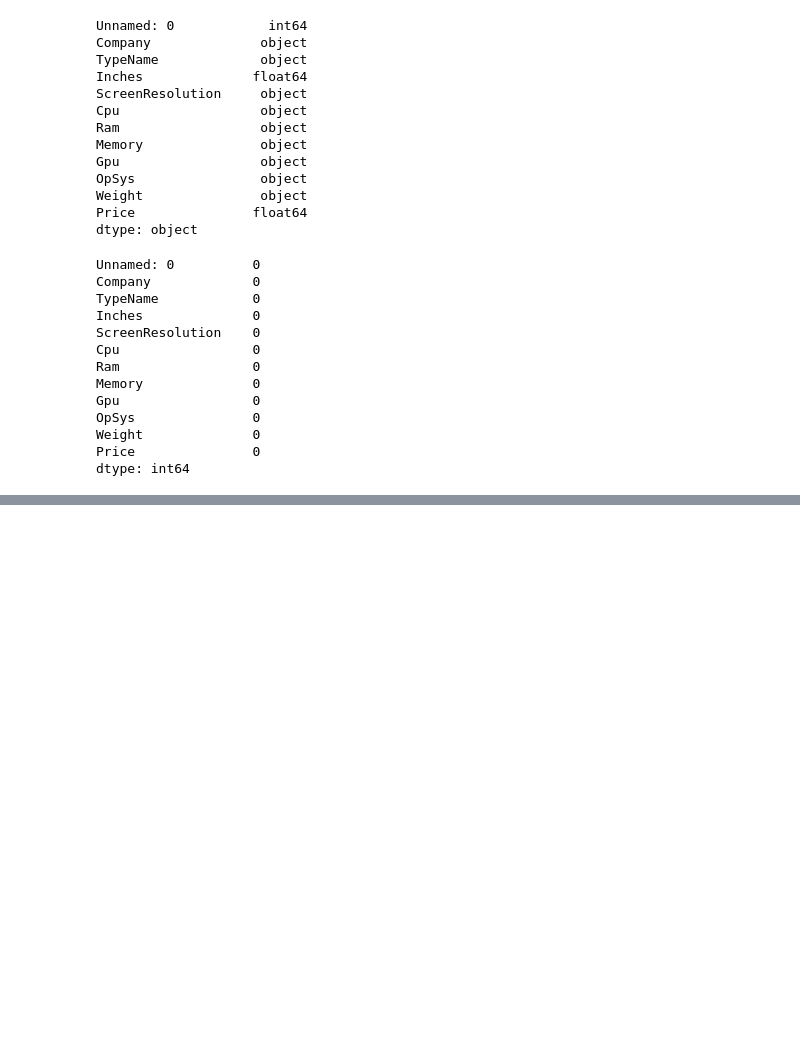
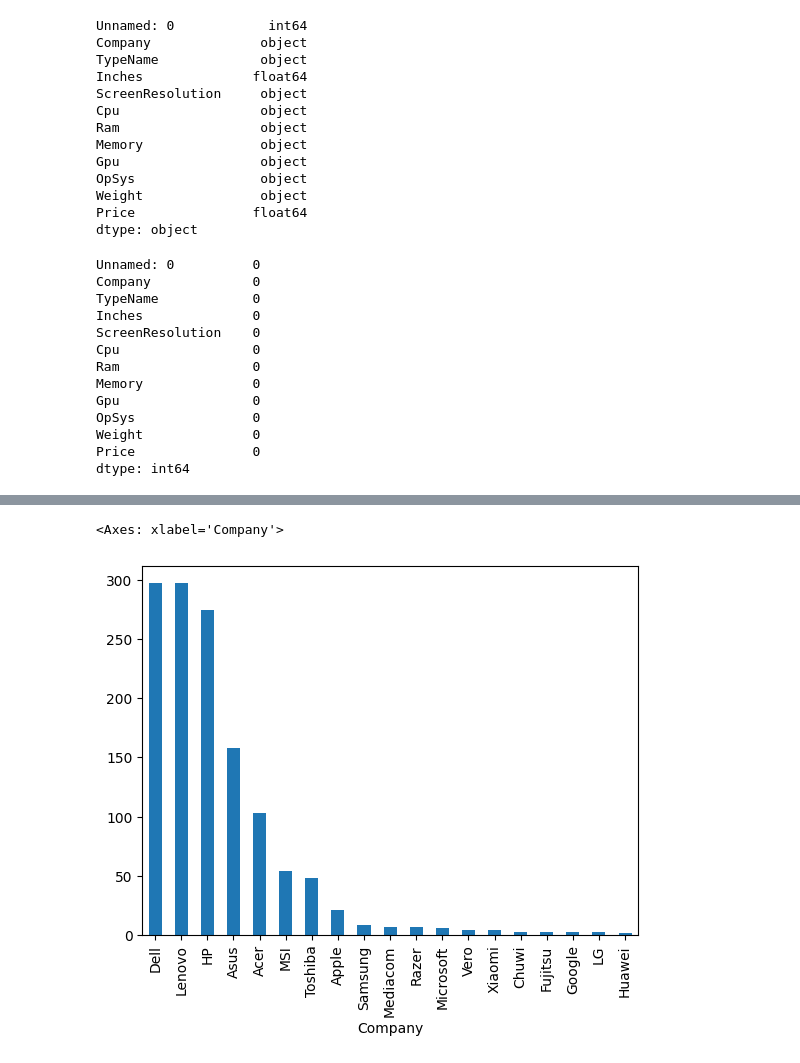
Before and after one commit to Siddhi-S-Thakur/ML---supervised_learning, a Jupyter notebook: LaptopPricePredictor.ipynb, the cells around one changed output, grey strips where cells are left out. Cells and saved outputs as stored; diff of their text form; code cells hidden in the pictures; blank space fills up the shorter version.

```diff
--- a/LaptopPricePredictor.ipynb
+++ b/LaptopPricePredictor.ipynb
@@ -73,0 +87,5 @@ import seaborn as sns
+# %%
+df['Company'].value_counts().plot(kind = 'bar')
+# %% [output]
+<Axes: xlabel='Company'>
+[figure, added]
```
Also changed, not shown: parts of 31 cells of this notebook.
